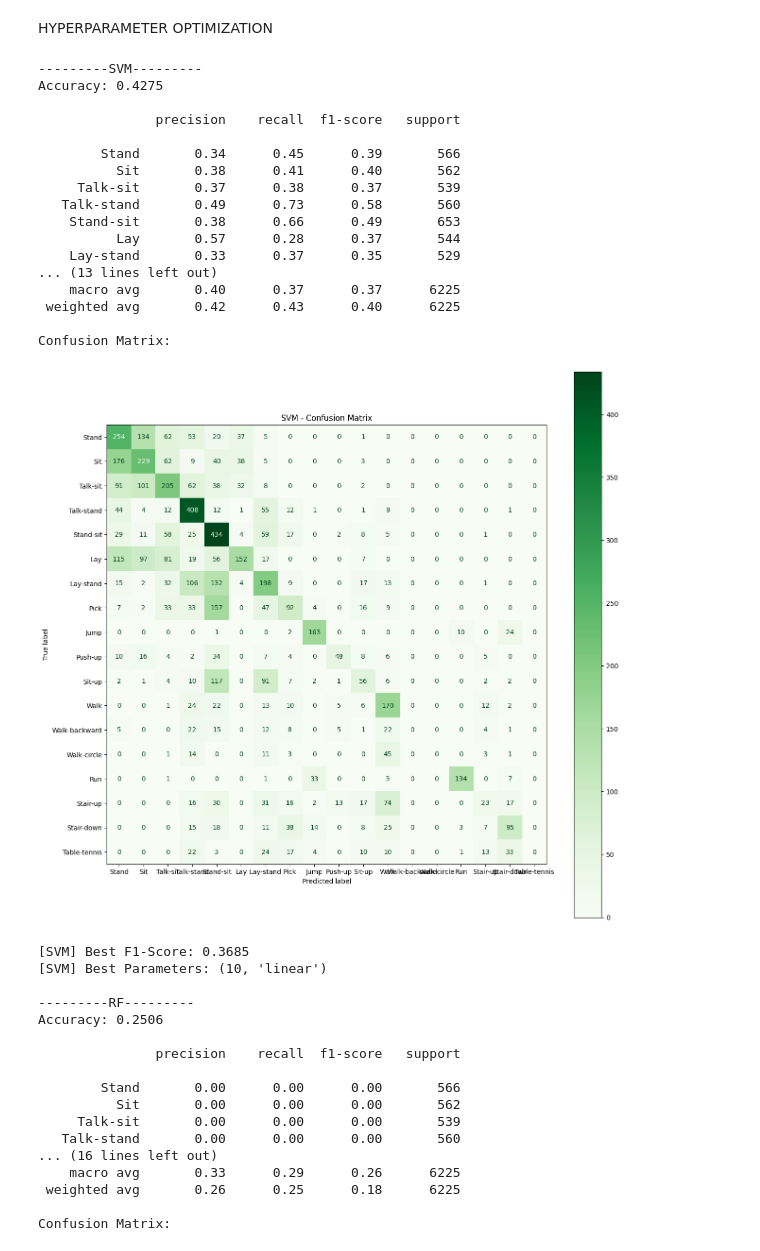
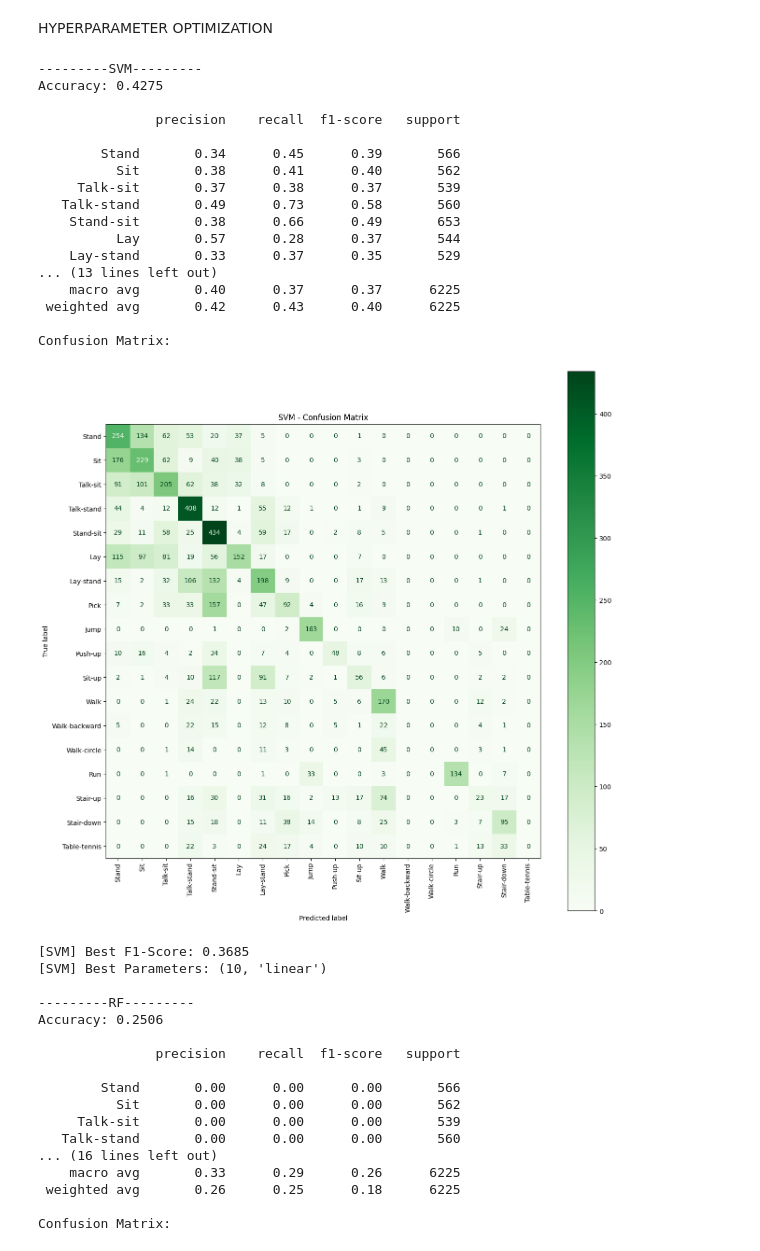
Before and after one commit to aylinShn0/Human-Activity-Recognition-with-Smart-Devices, a Jupyter notebook: KU-HAR_YONTEM1.ipynb, the cells around one changed output. Saved outputs shown, nothing was run; the diff lists cells and outputs as text; code cells hidden in the pictures.

```diff
--- a/KU-HAR_YONTEM1.ipynb
+++ b/KU-HAR_YONTEM1.ipynb
@@ -120,7 +120,7 @@ def model_train(model, x_train, y_train, x_test, y_test, name, pca):
         y_pred,
         display_labels=activity_labels,
         cmap='Greens',
-        xticks_rotation='horizontal',
+        xticks_rotation='vertical',
         ax=axes
     )
     plt.title(f'{name} - Confusion Matrix')
@@ -421,7 +421,7 @@ def SVM_optimization(x_train, y_train, x_test, y_test):
         best_y_pred,
         display_labels=activity_labels,
         cmap='Greens',
-        xticks_rotation='horizontal',
+        xticks_rotation='vertical',
         ax=ax
     )
 
@@ -467,7 +467,7 @@ def RF_optimization(x_train, y_train, x_test, y_test):
         best_y_pred,
         display_labels=activity_labels,
         cmap='Greens',
-        xticks_rotation='horizontal',
+        xticks_rotation='vertical',
         ax=ax
     )
 
@@ -512,7 +512,7 @@ def KNN_optimization(x_train, y_train, x_test, y_test):
         best_y_pred,
         display_labels=activity_labels,
         cmap='Greens',
-        xticks_rotation='horizontal',
+        xticks_rotation='vertical',
         ax=ax
     )
 
@@ -560,7 +560,7 @@ def XGBoost_optimization(x_train, y_train, x_test, y_test):
         best_y_pred,
         display_labels=activity_labels,
         cmap='Greens',
-        xticks_rotation='horizontal',
+        xticks_rotation='vertical',
         ax=ax
     )
 
@@ -606,7 +606,7 @@ def MLP_optimization(x_train, y_train, x_test, y_test):
         best_y_pred,
         display_labels=activity_labels,
         cmap='Greens',
-        xticks_rotation='horizontal',
+        xticks_rotation='vertical',
         ax=ax
     )
 
@@ -614,34 +614,34 @@ def MLP_optimization(x_train, y_train, x_test, y_test):
     plt.show()
     print(f"\n[MLP] Best F1-Score: {best_f1:.4f}")
     print("[MLP] Best Parameters:", best_parameters)
     print()
     joblib.dump(best_model, 'models/kuhar/MLP_HP_optimization_kuhar.joblib')
     return best_parameters
 
 best_param_SVM = SVM_optimization(x_train_scaled_pca,y_train,x_test_scaled_pca, y_test)
 best_param_RF = RF_optimization(x_train_pca, y_train,x_test_pca, y_test)
 best_param_KNN = KNN_optimization(x_train_scaled_pca,y_train,x_test_scaled_pca, y_test)
 best_param_XGBoost = XGBoost_optimization(x_train_pca, y_train,x_test_pca, y_test)
 best_param_MLP = MLP_optimization(x_train_scaled_pca,y_train,x_test_scaled_pca, y_test)
 # %% [output]
 ---------SVM---------
 Accuracy: 0.4275
 
                precision    recall  f1-score   support
 
         Stand       0.34      0.45      0.39       566
           Sit       0.38      0.41      0.40       562
      Talk-sit       0.37      0.38      0.37       539
    Talk-stand       0.49      0.73      0.58       560
     Stand-sit       0.38      0.66      0.49       653
           Lay       0.57      0.28      0.37       544
     Lay-stand       0.33      0.37      0.35       529
 ... (13 lines left out)
     macro avg       0.40      0.37      0.37      6225
  weighted avg       0.42      0.43      0.40      6225
 
 Confusion Matrix:
-[figure, old version]
+[figure, new version]
 [SVM] Best F1-Score: 0.3685
 [SVM] Best Parameters: (10, 'linear')
 
```
Also changed, not shown: parts of 3 cells of this notebook, 2 other files.
